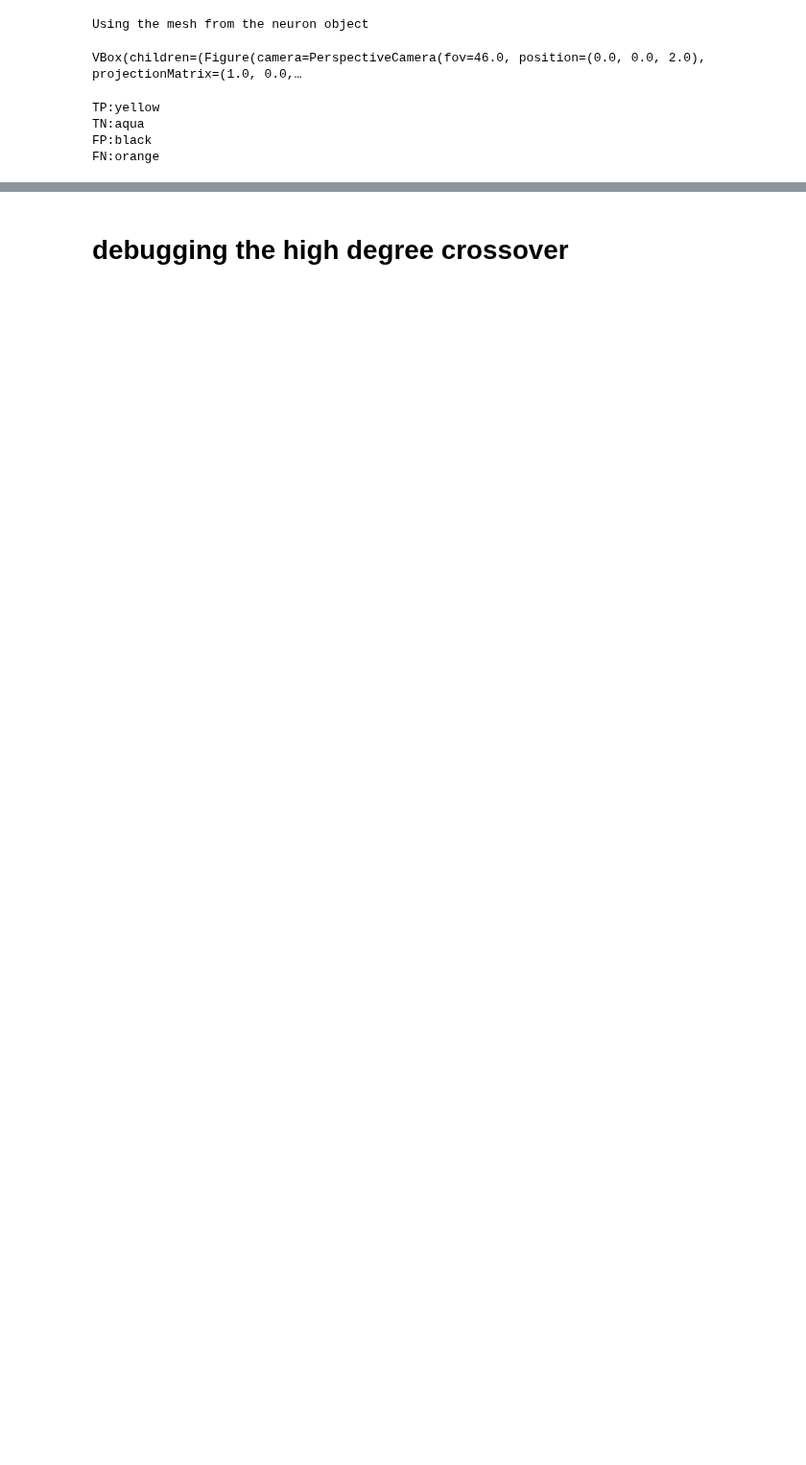
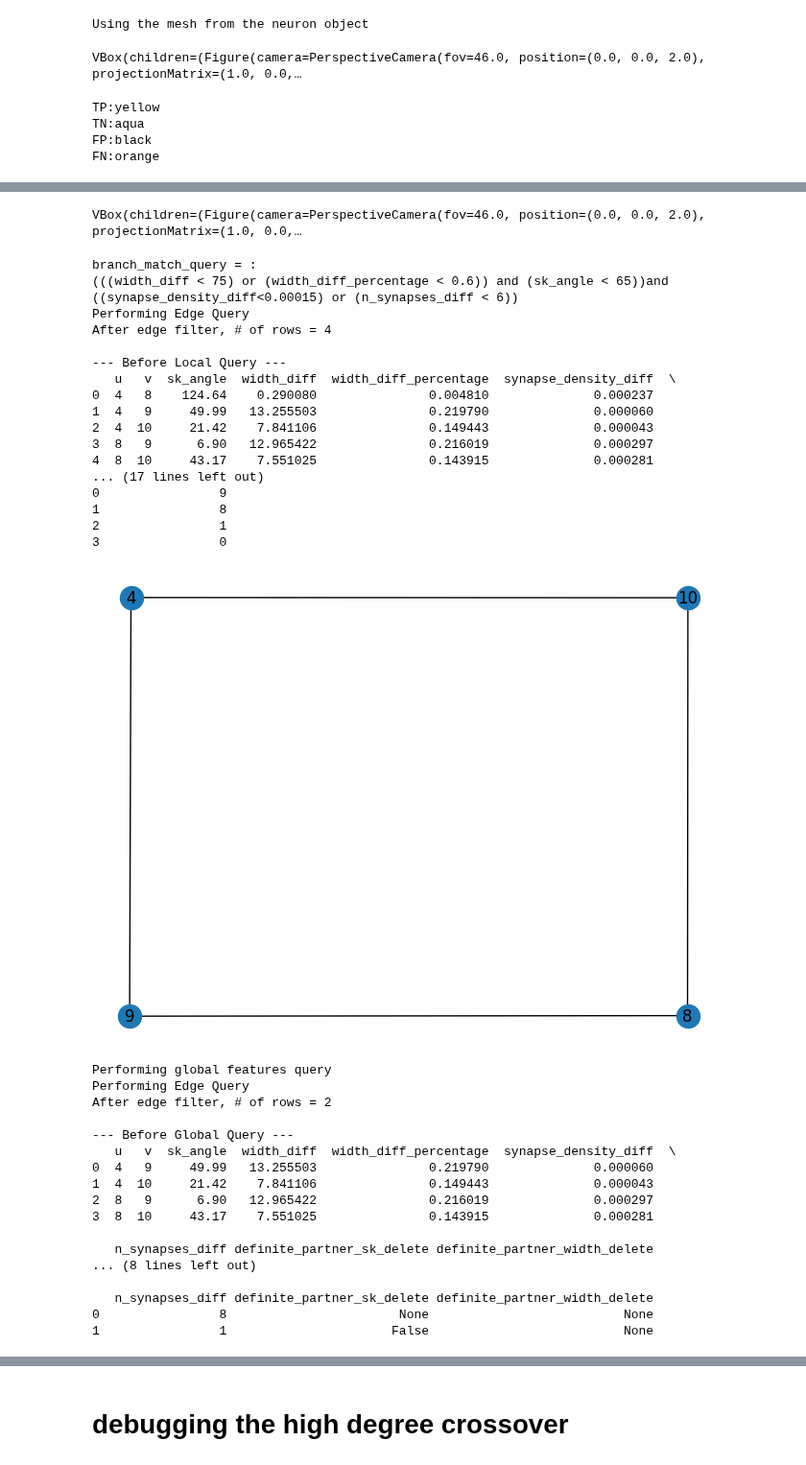
Before and after one commit to celiibrendan/neuron_mesh_tools, a Jupyter notebook: Auto_Proofreading/Validation_Testing/v4_unseen/Validation_v6_Rules_Bad_Debug_vp3.ipynb, the cells around one changed output, grey strips where cells are left out. Shown at 96% size. Cells and saved outputs as stored; diff of their text form; code cells hidden in the pictures; blank space fills up the shorter version.

```diff
--- a/Auto_Proofreading/Validation_Testing/v4_unseen/Validation_v6_Rules_Bad_Debug_vp3.ipynb
+++ b/Auto_Proofreading/Validation_Testing/v4_unseen/Validation_v6_Rules_Bad_Debug_vp3.ipynb
@@ -152,6 +181,12 @@ segment_id = 864691135117980637
 segment_id = 864691135761634358
 segment_id = 864691136334080435
 segment_id = 864691135593719339
+
+
+#deugging the version 6
+segment_id = 864691135117980637
+segment_id = 864691135415666362
+segment_id = 864691136227020113
 key = dict(segment_id=segment_id)
 # %%
 verbose = True
@@ -306,3 +341,6 @@ TP:yellow
 TN:aqua
 FP:black
 FN:orange
+# %%
+ed.high_degree_branch_errors_limb_branch_dict(neuron_obj,debug_branches=[10])
+# %% [output]
@@ -308,0 +360,36 @@ FN:orange
+VBox(children=(Figure(camera=PerspectiveCamera(fov=46.0, position=(0.0, 0.0, 2.0), projectionMatrix=(1.0, 0.0,…
+branch_match_query = :
+(((width_diff < 75) or (width_diff_percentage < 0.6)) and (sk_angle < 65))and ((synapse_density_diff<0.00015) or (n_synapses_diff < 6))
+Performing Edge Query
+After edge filter, # of rows = 4
+
+--- Before Local Query ---
+   u   v  sk_angle  width_diff  width_diff_percentage  synapse_density_diff  \
+0  4   8    124.64    0.290080               0.004810              0.000237
+1  4   9     49.99   13.255503               0.219790              0.000060
+2  4  10     21.42    7.841106               0.149443              0.000043
+3  8   9      6.90   12.965422               0.216019              0.000297
+4  8  10     43.17    7.551025               0.143915              0.000281
+... (17 lines left out)
+0                9
+1                8
+2                1
+3                0
+[figure, added]
+Performing global features query
+Performing Edge Query
+After edge filter, # of rows = 2
+
+--- Before Global Query ---
+   u   v  sk_angle  width_diff  width_diff_percentage  synapse_density_diff  \
+0  4   9     49.99   13.255503               0.219790              0.000060
+1  4  10     21.42    7.841106               0.149443              0.000043
+2  8   9      6.90   12.965422               0.216019              0.000297
+3  8  10     43.17    7.551025               0.143915              0.000281
+
+   n_synapses_diff definite_partner_sk_delete definite_partner_width_delete
+... (8 lines left out)
+
+   n_synapses_diff definite_partner_sk_delete definite_partner_width_delete
+0                8                       None                          None
+1                1                      False                          None
```
Also changed, not shown: parts of 11 cells of this notebook, 6 other files.
